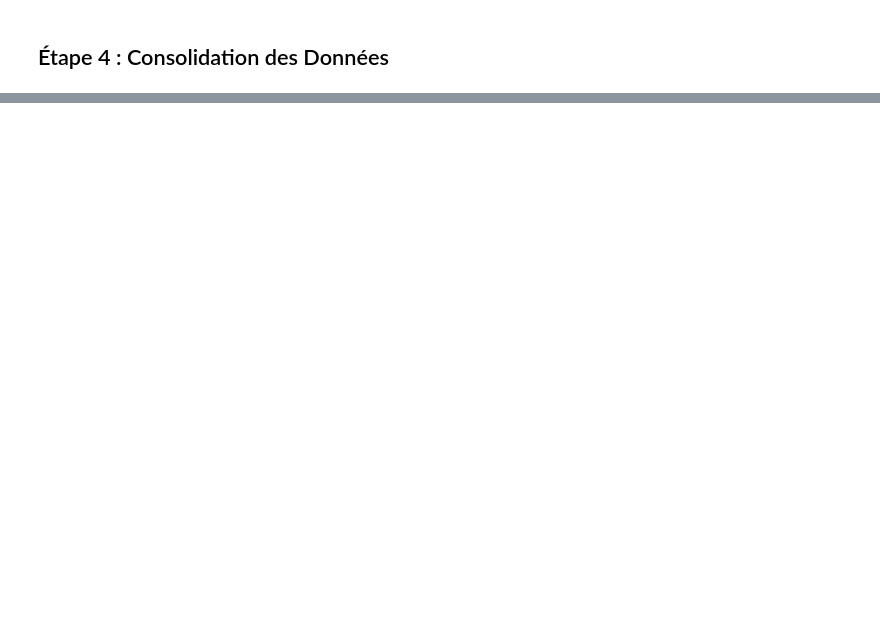
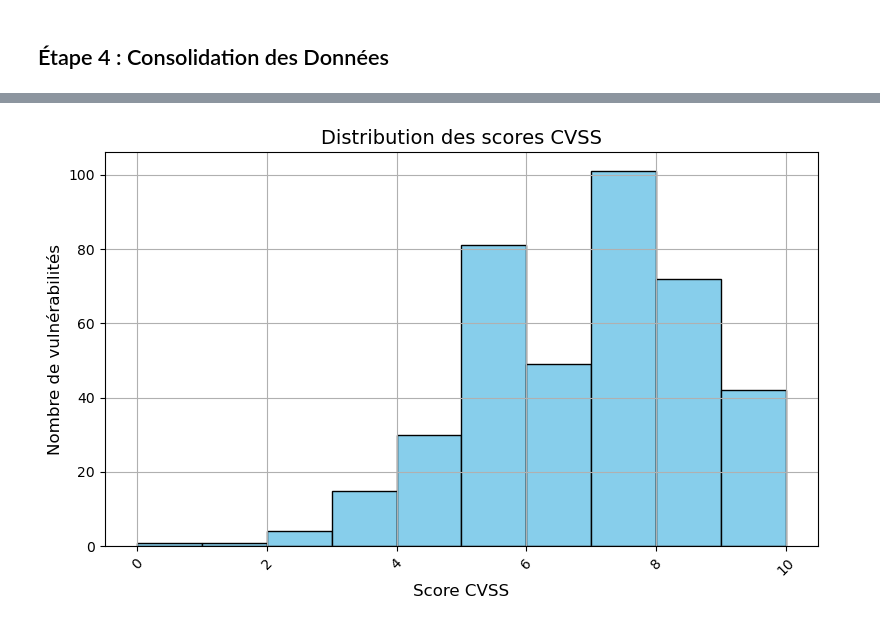
Before and after one commit to AdrienAssd/AdrienAssd-ANSSI_CVE_IA, a Jupyter notebook: ANSSI_CVE_IA.ipynb, the cells around one changed output, grey strips where cells are left out. Cells and saved outputs as stored; diff of their text form; code cells hidden in the pictures; blank space fills up the shorter version.

Commit message:
Création de la visualisation et modification de la récupération de données

```diff
--- a/ANSSI_CVE_IA.ipynb
+++ b/ANSSI_CVE_IA.ipynb
@@ -343,0 +349,88 @@ df.to_csv("data.csv", index=False, encoding='utf-8', sep=';')
+# %%
+import pandas as pd
+import matplotlib.pyplot as plt
+
+# Charger le fichier CSV
+df = pd.read_csv("data.csv", sep=';')
+
+# 1. Histogramme des scores CVSS
+plt.figure(figsize=(8,5))
+df['Score CVSS'].dropna().hist(bins=10, color='skyblue', edgecolor='black')
+plt.title("Distribution des scores CVSS", fontsize=14)
+plt.xlabel("Score CVSS", fontsize=12)
+plt.ylabel("Nombre de vulnérabilités", fontsize=12)
+plt.xticks(fontsize=10, rotation=45)
+plt.yticks(fontsize=10)
+plt.tight_layout()
+plt.show()
+
+# 2. Diagramme circulaire des types de vulnérabilités (CWE)
+cwe_counts = df['Type CWE'].value_counts().head(10)
+plt.figure(figsize=(8,8))
+cwe_counts.index = cwe_counts.index.astype(str)
+cwe_counts.plot.pie(autopct='%1.1f%%', startangle=90, textprops={'fontsize': 10})
+plt.title("Répartition des types de vulnérabilités (CWE)", fontsize=14)
+plt.ylabel("")
+plt.tight_layout()
+plt.show()
+
+# 3. Courbe des scores EPSS
+df_sorted = df.sort_values("Score EPSS", ascending=False)
+plt.figure(figsize=(10,5))
+plt.plot(df_sorted['Score EPSS'].dropna().values, marker='o')
+plt.title("Courbe des scores EPSS", fontsize=14)
+plt.xlabel("Vulnérabilités (triées)", fontsize=12)
+plt.ylabel("Score EPSS", fontsize=12)
+plt.xticks(fontsize=10)
+plt.yticks(fontsize=10)
+plt.grid(True)
+plt.tight_layout()
+plt.show()
+
+# 4. Classement des produits les plus affectés
+produit_counts = df['Produit'].value_counts().head(10)
+plt.figure(figsize=(10,6))
+produit_counts.plot(kind='bar', color='orange')
+plt.title("Top 10 des produits les plus affectés", fontsize=14)
+plt.xlabel("Produit", fontsize=12)
+plt.ylabel("Nombre de vulnérabilités", fontsize=12)
+plt.xticks(rotation=45, ha='right', fontsize=10)
+plt.yticks(fontsize=10)
+plt.tight_layout()
+plt.show()
+
+# 5. Nuage de points Score CVSS vs Score EPSS
+df['Score CVSS'] = pd.to_numeric(df['Score CVSS'], errors='coerce')
+df['Score EPSS'] = pd.to_numeric(df['Score EPSS'], errors='coerce')
+df_clean = df.dropna(subset=['Score CVSS', 'Score EPSS'])
+
+plt.figure(figsize=(8,6))
+plt.scatter(df_clean['Score CVSS'], df_clean['Score EPSS'], alpha=0.6, color='teal')
+plt.title("Nuage de points : Score CVSS vs Score EPSS", fontsize=14)
+plt.xlabel("Score CVSS", fontsize=12)
+plt.ylabel("Score EPSS", fontsize=12)
+plt.grid(True)
+plt.xticks(fontsize=10)
+plt.yticks(fontsize=10)
+plt.tight_layout()
+plt.show()
+
+# 6. Courbe cumulative des vulnérabilités dans le temps
+df['Date de publication'] = pd.to_datetime(df['Date de publication'], errors='coerce')
+df_clean = df.dropna(subset=['Date de publication']).copy()
+df_clean['Date de publication'] = df_clean['Date de publication'].dt.tz_localize(None)
+df_sorted = df_clean.sort_values('Date de publication').copy()
+df_sorted['Cumul'] = range(1, len(df_sorted) + 1)
+
+plt.figure(figsize=(12,6))
+plt.plot(df_sorted['Date de publication'], df_sorted['Cumul'], color='darkblue')
+plt.title("Courbe cumulative des vulnérabilités dans le temps", fontsize=14)
+plt.xlabel("Date de publication", fontsize=12)
+plt.ylabel("Nombre cumulatif de vulnérabilités", fontsize=12)
+plt.xticks(rotation=45, fontsize=10)
+plt.yticks(fontsize=10)
+plt.grid(True)
+plt.tight_layout()
+plt.show()
+# %% [output]
+[figure, added]
```
Also changed, not shown: parts of 8 cells of this notebook, 1 other file.
